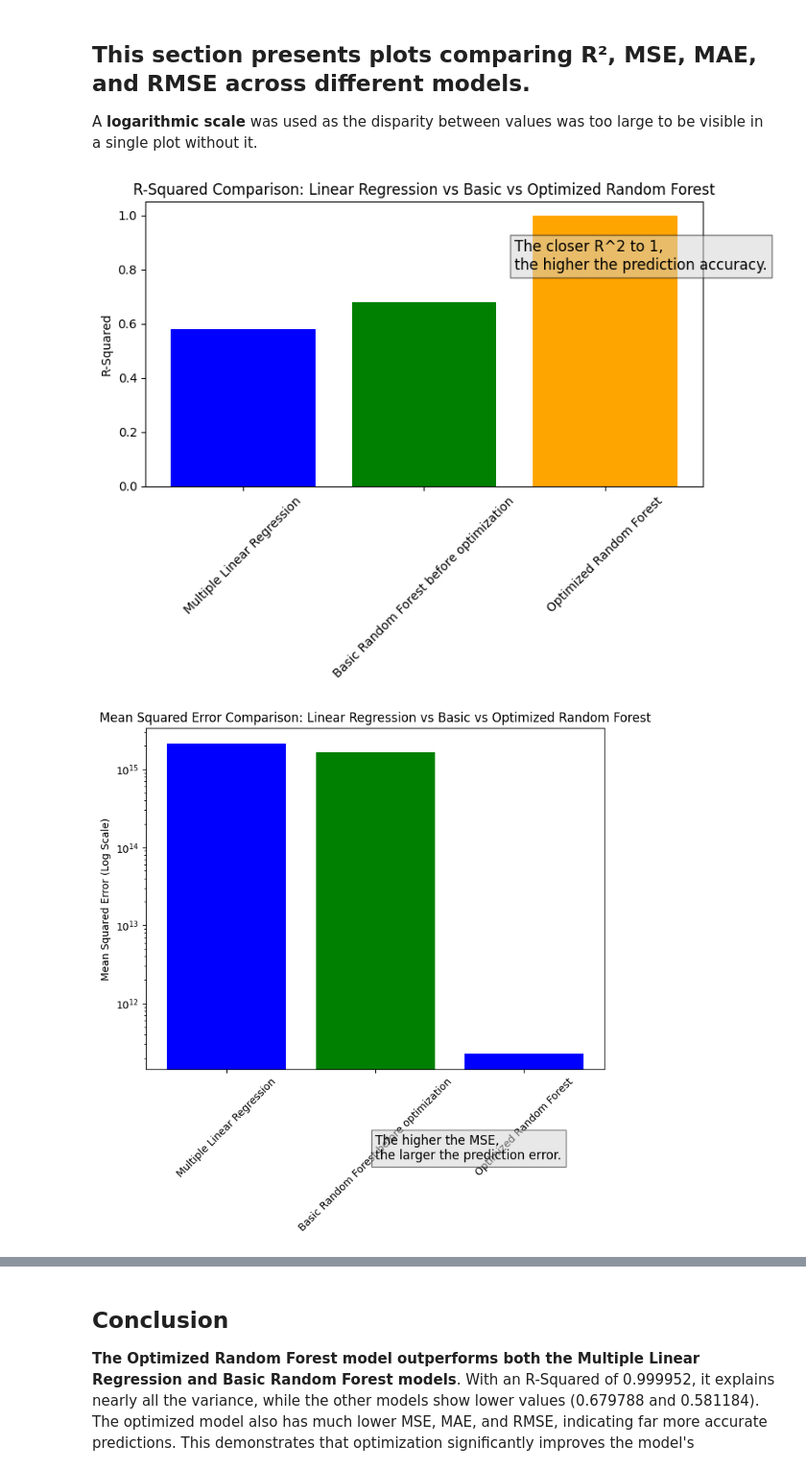
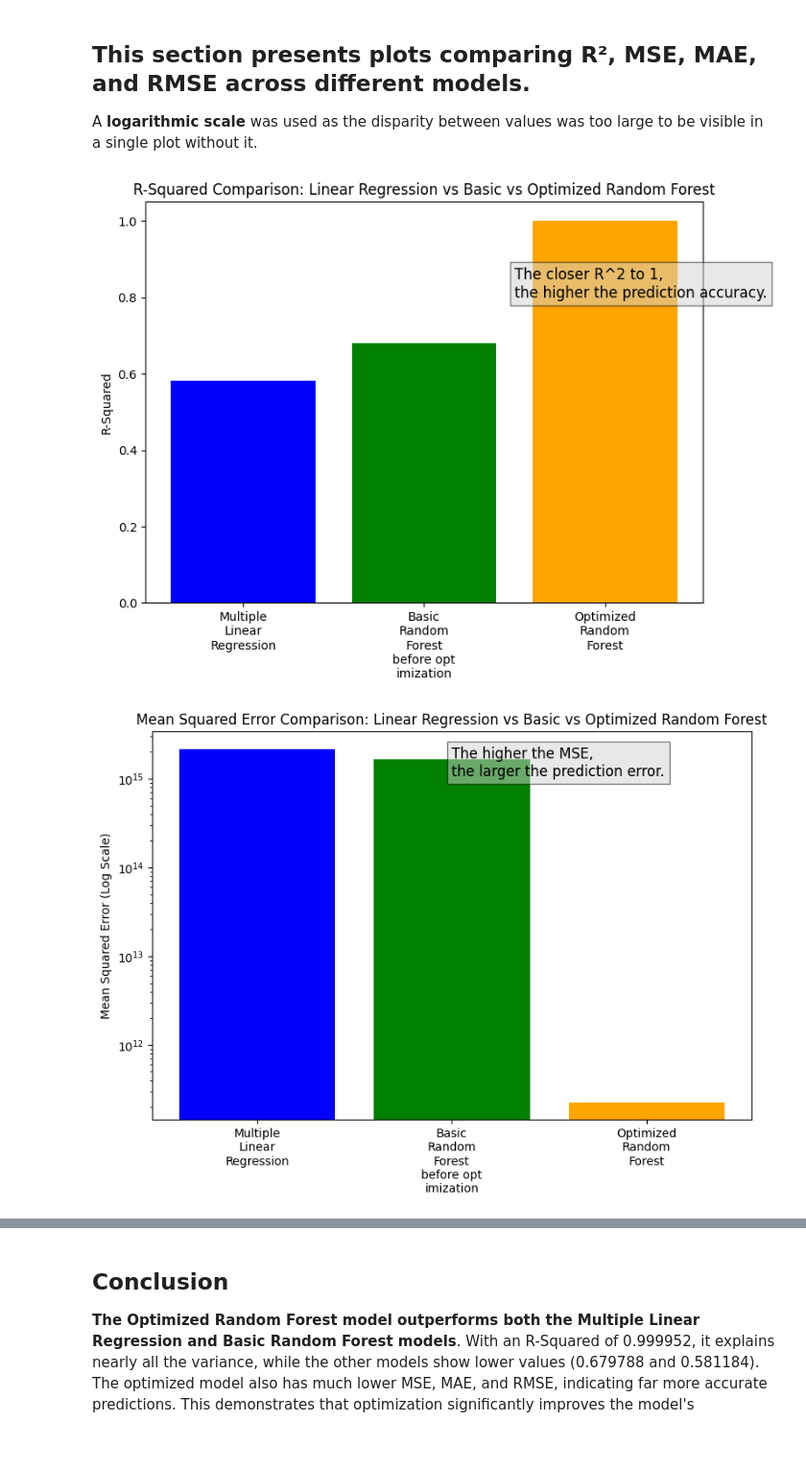
Before and after one commit to LegallyNotBlonde/Movie_Analysis, a Jupyter notebook: Main_Code_Colab.ipynb, the cells around one changed output, grey strips where cells are left out. Shown at 96% size. Cells and saved outputs as stored; diff of their text form; code cells hidden in the pictures; blank space fills up the shorter version.

Commit message:
wrapped labels on graphs and removed rotations

```diff
--- a/Main_Code_Colab.ipynb
+++ b/Main_Code_Colab.ipynb
@@ -1002,14 +1003,17 @@ model_comparison.to_csv('/content/model_comparison.csv', index=False)
 ## This section presents plots comparing R², MSE, MAE, and RMSE across different models.
 A **logarithmic scale** was used as the disparity between values was too large to be visible in a single plot without it.
 # %%
+# Wrap the labels to a maximum of 10 characters per line
+wrapped_labels = ['\n'.join(textwrap.wrap(label, 10)) for label in model_comparison['Model']]
+
 # Plotting R-Squared comparison
 plt.figure(figsize=(8, 6))
-plt.bar(model_comparison['Model'], model_comparison['R-Squared'], color=['blue', 'green', 'orange'])
+plt.bar(wrapped_labels, model_comparison['R-Squared'], color=['blue', 'green', 'orange'])
 plt.title('R-Squared Comparison: Linear Regression vs Basic vs Optimized Random Forest')
 plt.ylabel('R-Squared')
 
-# Rotate x-axis labels by 45 degrees
-plt.xticks(rotation=45)
+# Rotate x-axis labels
+# plt.xticks(rotation=30)
 
 # Adding text box on the right center
 plt.text(1.5, max(model_comparison['R-Squared']) * 0.8,
@@ -1021,25 +1025,32 @@ plt.savefig('R-squared all model comparison.png', format='png')
 plt.tight_layout()
 plt.show()
 # %% [output]
-[figure, old version]
+[figure, new version]
 # %%
+# Wrap the labels to a maximum of 10 characters per line
+wrapped_labels = ['\n'.join(textwrap.wrap(label, 10)) for label in model_comparison['Model']]
+
 # Plotting Mean Squared Error comparison with a logarithmic scale
 plt.figure(figsize=(8, 6))
-plt.bar(model_comparison['Model'], model_comparison['Mean Squared Error'], color=['blue', 'green'])
+plt.bar(wrapped_labels, model_comparison['Mean Squared Error'], color=['blue', 'green', 'orange'])
 plt.yscale('log')  # Apply logarithmic scale to y-axis
 plt.title('Mean Squared Error Comparison: Linear Regression vs Basic vs Optimized Random Forest')
 plt.ylabel('Mean Squared Error (Log Scale)')
 
-# Rotate x-axis labels by 45 degrees
-plt.xticks(rotation=45)
-# Adding text box with adjusted placement for log scale
-plt.text(1, 1e10,  # Adjusted y-value to fit better on the log scale
+# Rotate x-axis labels for better readability
+# plt.xticks(rotation=30)
+
+# Adding text box dynamically placed based on max value in the log scale
+max_mse = max(model_comparison['Mean Squared Error'])
+plt.text(1, max_mse * 0.5,  # Adjust y-value to fit dynamically on log scale
          'The higher the MSE,\nthe larger the prediction error.',
          fontsize=12, bbox=dict(facecolor='lightgray', alpha=0.5))
 
 # Save the figure as a PNG file
-plt.savefig('MSE all model comparison.png', format='png')
+plt.savefig('MSE_all_model_comparison.png', format='png')
 
+# Show the plot
+plt.tight_layout()
 plt.show()
 # %% [output]
-[figure, old version]
+[figure, new version]
```
Also changed, not shown: parts of 6 cells of this notebook, 4 other files.
